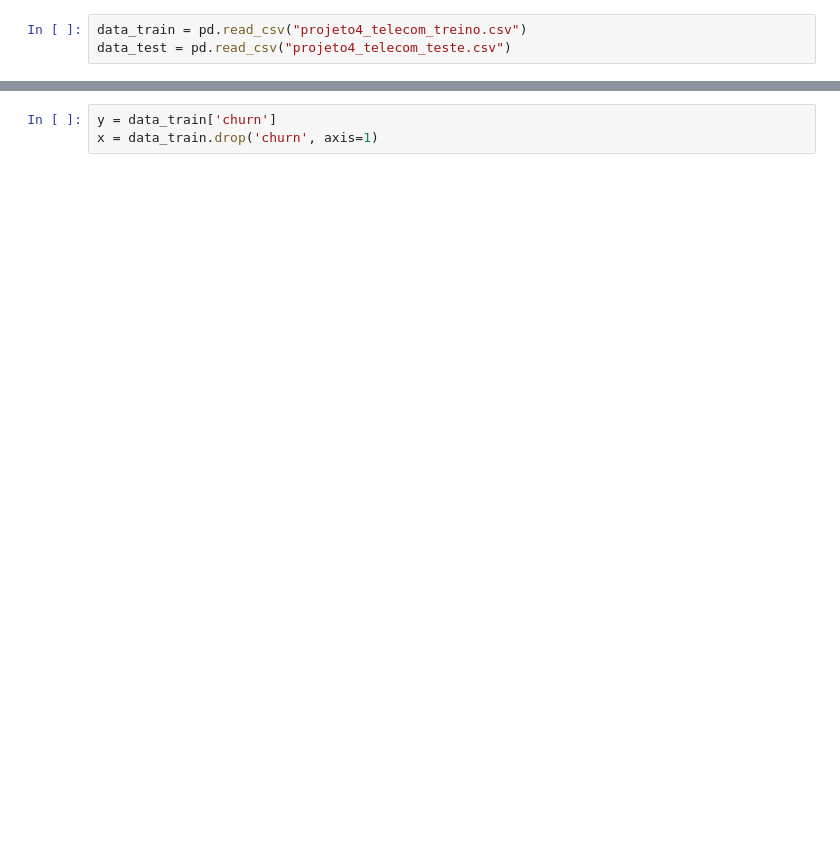
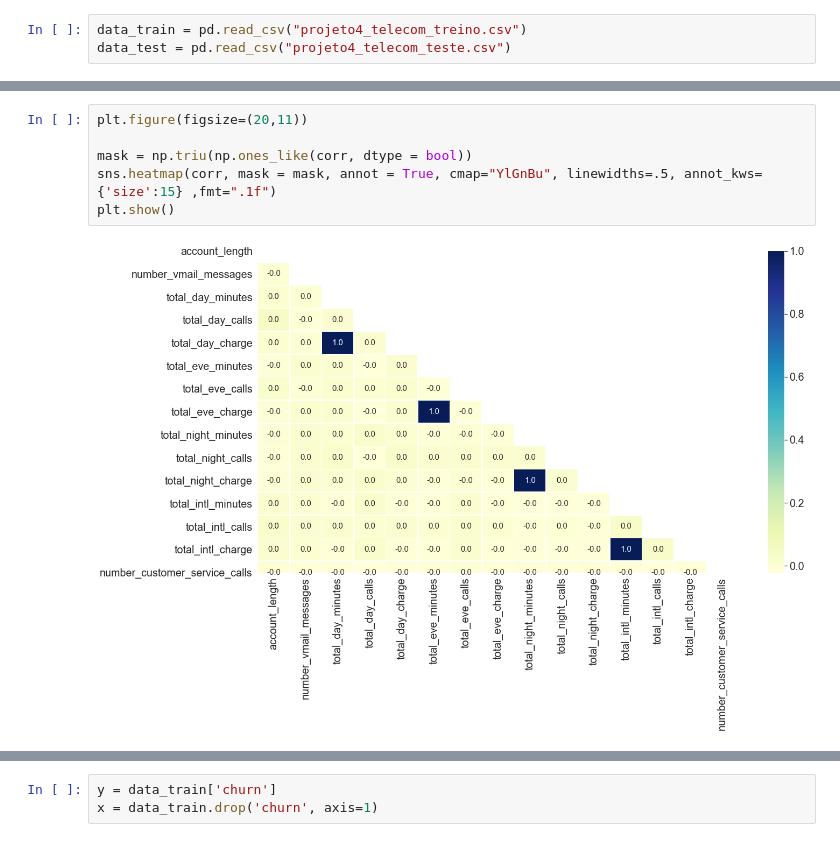
Before and after one commit to RafaelGallo/Mentoria-machine-learning---DSA-2021, a Jupyter notebook: notebooks/Model M.L - Previsão Churn.ipynb, the cells around one changed output, grey strips where cells are left out. Saved outputs shown, nothing was run; the diff lists cells and outputs as text; blank space fills up the shorter version.

```diff
--- a/notebooks/Model M.L - Previsão Churn.ipynb
+++ b/notebooks/Model M.L - Previsão Churn.ipynb
@@ -58,0 +415,8 @@ data_train.shape
+# %%
+plt.figure(figsize=(20,11))
+
+mask = np.triu(np.ones_like(corr, dtype = bool))
+sns.heatmap(corr, mask = mask, annot = True, cmap="YlGnBu", linewidths=.5, annot_kws={'size':15} ,fmt=".1f")
+plt.show()
+# %% [output]
+[figure, added]
```
Also changed, not shown: parts of 166 cells of this notebook, 9 other files.
